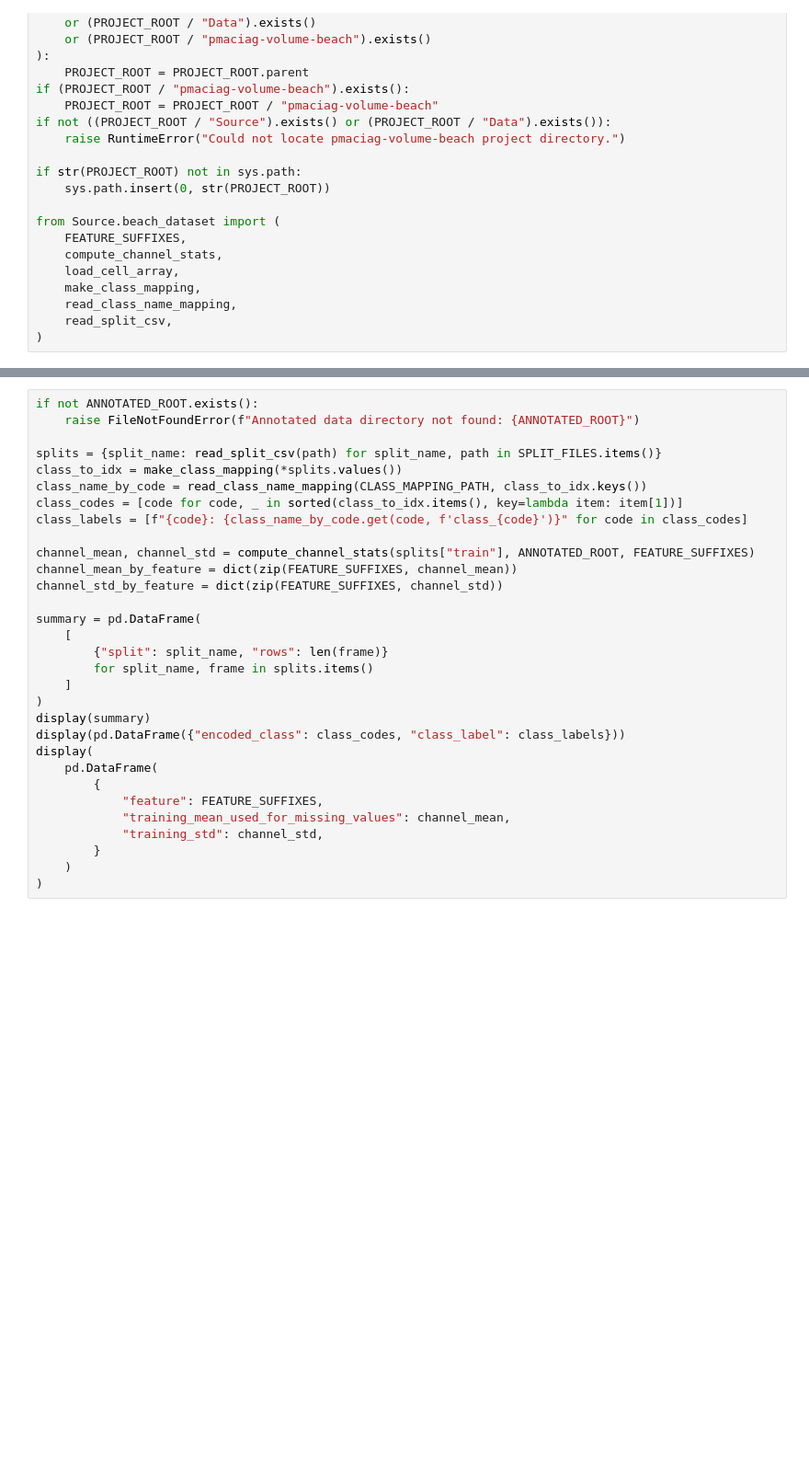
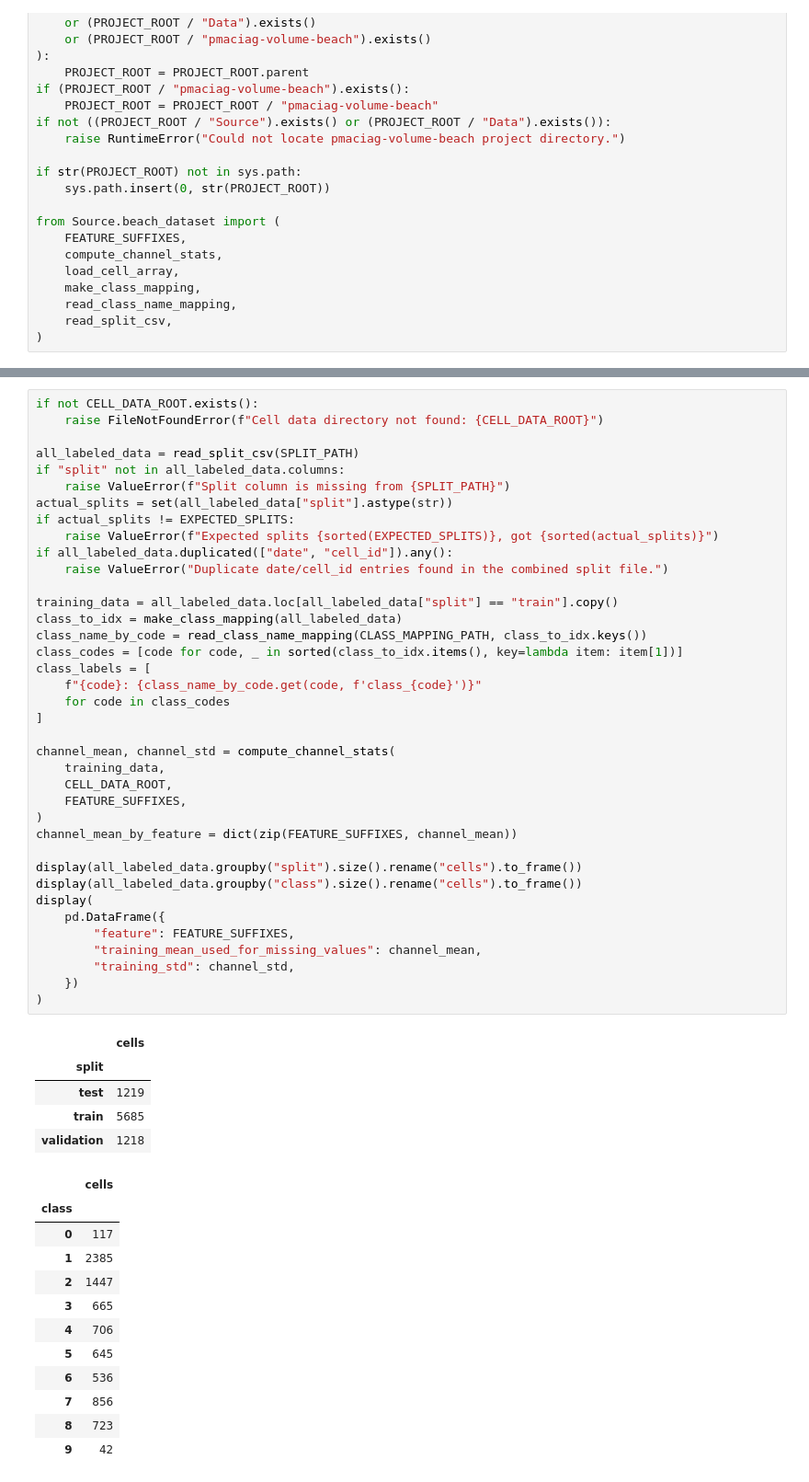
Before and after one commit to piotr-maciag/Context-Aware-Deep-Learning-Ensembles, a Jupyter notebook: pmaciag-volume-beach/Notebooks/plot_feature_distributions_by_class.ipynb, the cells around one changed output, grey strips where cells are left out. Shown at 92% size. Cells and saved outputs as stored; diff of their text form; blank space fills up the shorter version.

```diff
--- a/pmaciag-volume-beach/Notebooks/plot_feature_distributions_by_class.ipynb
+++ b/pmaciag-volume-beach/Notebooks/plot_feature_distributions_by_class.ipynb
@@ -74,31 +65,56 @@ print(f"Features:       {FEATURE_SUFFIXES}")
 # %%
-if not ANNOTATED_ROOT.exists():
-    raise FileNotFoundError(f"Annotated data directory not found: {ANNOTATED_ROOT}")
+if not CELL_DATA_ROOT.exists():
+    raise FileNotFoundError(f"Cell data directory not found: {CELL_DATA_ROOT}")
 
-splits = {split_name: read_split_csv(path) for split_name, path in SPLIT_FILES.items()}
-class_to_idx = make_class_mapping(*splits.values())
+all_labeled_data = read_split_csv(SPLIT_PATH)
+if "split" not in all_labeled_data.columns:
+    raise ValueError(f"Split column is missing from {SPLIT_PATH}")
+actual_splits = set(all_labeled_data["split"].astype(str))
+if actual_splits != EXPECTED_SPLITS:
+    raise ValueError(f"Expected splits {sorted(EXPECTED_SPLITS)}, got {sorted(actual_splits)}")
+if all_labeled_data.duplicated(["date", "cell_id"]).any():
+    raise ValueError("Duplicate date/cell_id entries found in the combined split file.")
+
+training_data = all_labeled_data.loc[all_labeled_data["split"] == "train"].copy()
+class_to_idx = make_class_mapping(all_labeled_data)
 class_name_by_code = read_class_name_mapping(CLASS_MAPPING_PATH, class_to_idx.keys())
 class_codes = [code for code, _ in sorted(class_to_idx.items(), key=lambda item: item[1])]
-class_labels = [f"{code}: {class_name_by_code.get(code, f'class_{code}')}" for code in class_codes]
+class_labels = [
+    f"{code}: {class_name_by_code.get(code, f'class_{code}')}"
+    for code in class_codes
+]
 
-channel_mean, channel_std = compute_channel_stats(splits["train"], ANNOTATED_ROOT, FEATURE_SUFFIXES)
+channel_mean, channel_std = compute_channel_stats(
+    training_data,
+    CELL_DATA_ROOT,
+    FEATURE_SUFFIXES,
+)
 channel_mean_by_feature = dict(zip(FEATURE_SUFFIXES, channel_mean))
-channel_std_by_feature = dict(zip(FEATURE_SUFFIXES, channel_std))
 
-summary = pd.DataFrame(
-    [
-        {"split": split_name, "rows": len(frame)}
-        for split_name, frame in splits.items()
-    ]
+display(all_labeled_data.groupby("split").size().rename("cells").to_frame())
+display(all_labeled_data.groupby("class").size().rename("cells").to_frame())
+display(
+    pd.DataFrame({
+        "feature": FEATURE_SUFFIXES,
+        "training_mean_used_for_missing_values": channel_mean,
+        "training_std": channel_std,
+    })
 )
-display(summary)
-display(pd.DataFrame({"encoded_class": class_codes, "class_label": class_labels}))
-display(
-    pd.DataFrame(
-        {
-            "feature": FEATURE_SUFFIXES,
-            "training_mean_used_for_missing_values": channel_mean,
-            "training_std": channel_std,
-        }
-    )
-)
+# %% [output]
+|  | cells |
+| split |  |
+| test | 1219 |
+| train | 5685 |
+| validation | 1218 |
+|  | cells |
+| class |  |
+| 0 | 117 |
+| 1 | 2385 |
+| 2 | 1447 |
+| 3 | 665 |
+| 4 | 706 |
+| 5 | 645 |
+| 6 | 536 |
+| 7 | 856 |
+| 8 | 723 |
+| 9 | 42 |
```
Also changed, not shown: parts of 11 cells of this notebook, 1 other file.
